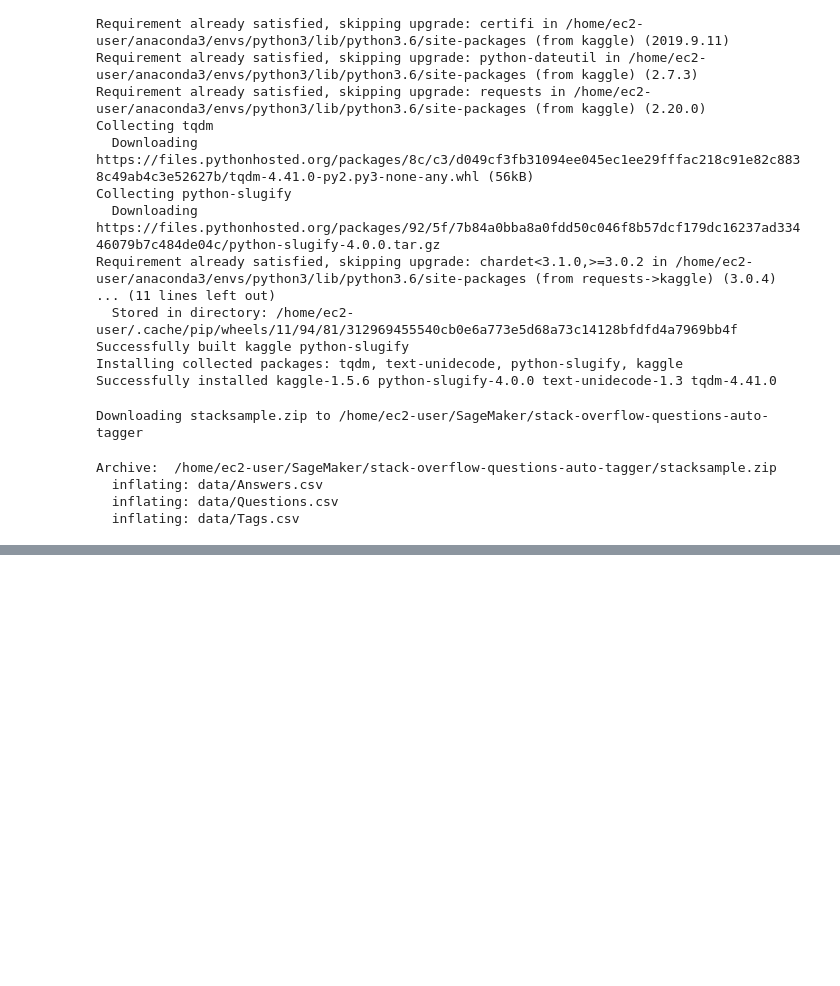
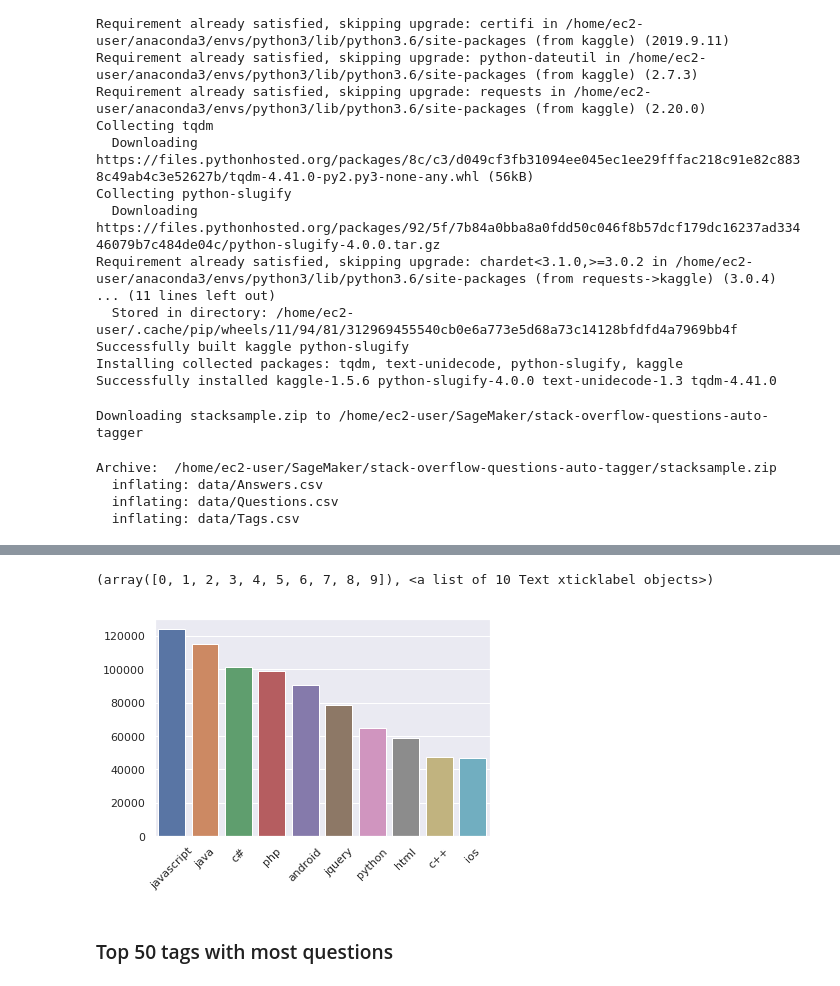
Before and after one commit to foxan/stack-overflow-questions-auto-tagger, a Jupyter notebook: 0. Exploratory Data Analysis.ipynb, the cells around one changed output, grey strips where cells are left out. Saved outputs shown, nothing was run; the diff lists cells and outputs as text; code cells hidden in the pictures; blank space fills up the shorter version.

Commit message:
Add exploratory data analysis

```diff
--- a/0. Exploratory Data Analysis.ipynb
+++ b/0. Exploratory Data Analysis.ipynb
@@ -59,0 +85,8 @@ Archive:  /home/ec2-user/SageMaker/stack-overflow-questions-auto-tagger/stacksam
+# %%
+import numpy as np
+import pandas as pd
+import matplotlib.pyplot as plt
+import seaborn as sns
+
+pd.options.display.max_colwidth = 255
+sns.set(style="darkgrid")
@@ -59,0 +120,3 @@ Archive:  /home/ec2-user/SageMaker/stack-overflow-questions-auto-tagger/stacksam
+# %%
+%%time
+tags_df = pd.read_csv(os.path.join(DATA_DIR, "Tags.csv"), encoding="ISO-8859-1")
@@ -59,0 +145,5 @@ Archive:  /home/ec2-user/SageMaker/stack-overflow-questions-auto-tagger/stacksam
+# %%
+tag_value_counts = tags_df["Tag"].value_counts()
+# %%
+top_ten_tags = tag_value_counts.head(10)
+top_ten_tags
@@ -59,0 +162,8 @@ Archive:  /home/ec2-user/SageMaker/stack-overflow-questions-auto-tagger/stacksam
+# %%
+sns.barplot(x=top_ten_tags.index, y=top_ten_tags.values)
+plt.xticks(rotation=45)
+# %% [output]
+(array([0, 1, 2, 3, 4, 5, 6, 7, 8, 9]), <a list of 10 Text xticklabel objects>)
+[figure, added]
+# %% [markdown]
+### Top 50 tags with most questions
```
Also changed, not shown: parts of 31 cells of this notebook, 1 other file.
